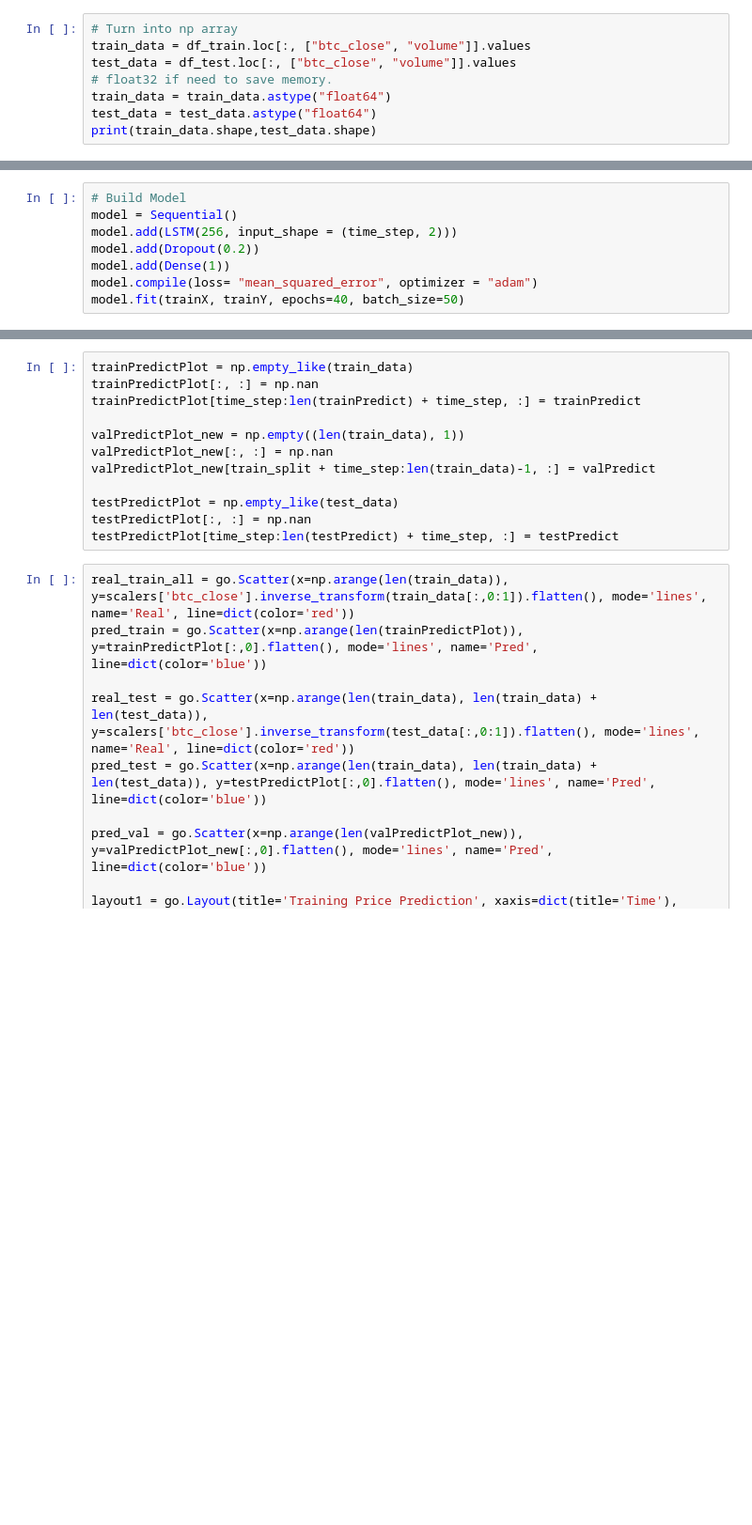
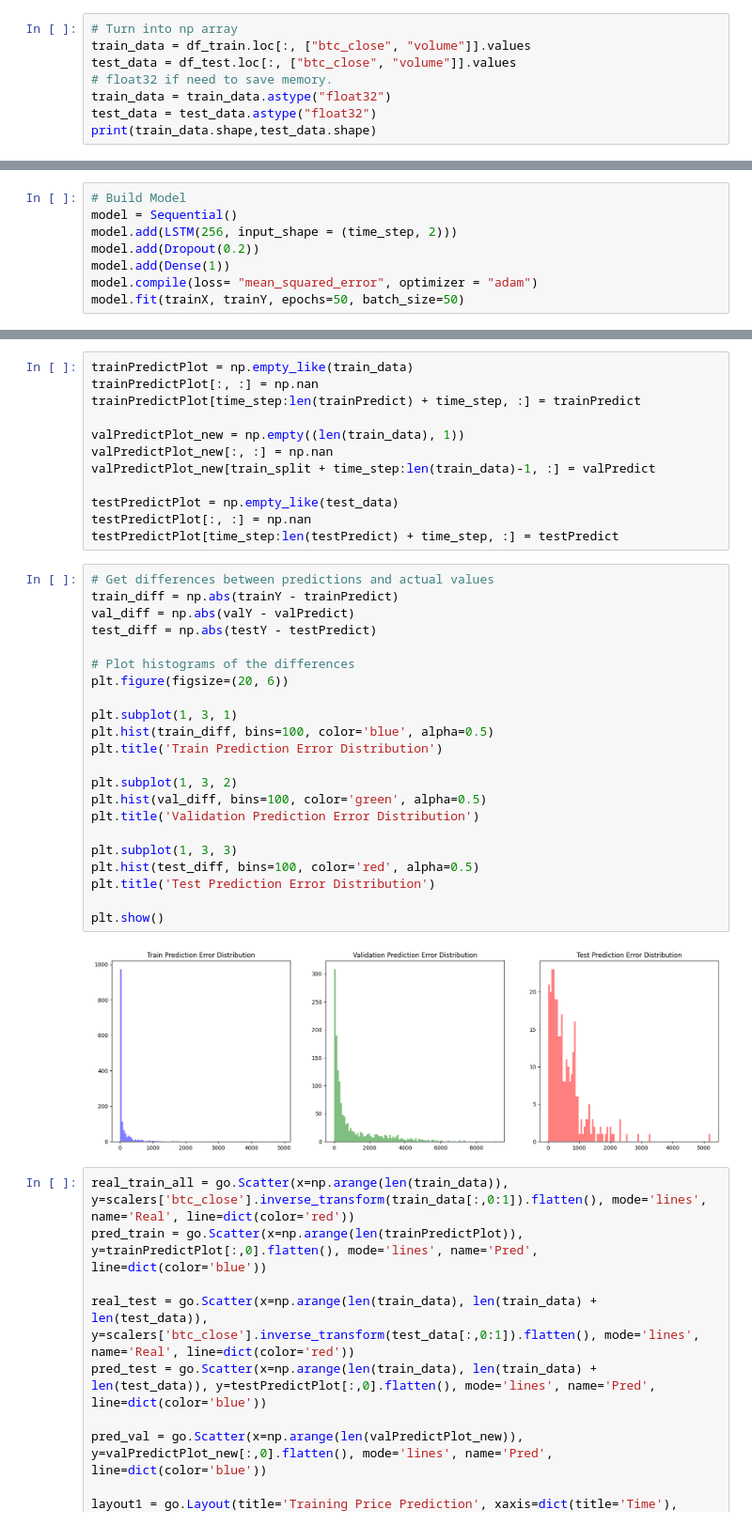
Before and after one commit to alexbabits/btc-directional-accuracy-model, a Jupyter notebook: 1LSTMAnalysis.ipynb, the cells around one changed output, grey strips where cells are left out. Shown at 94% size. Saved outputs shown, nothing was run; the diff lists cells and outputs as text; blank space fills up the shorter version.

```diff
--- a/1LSTMAnalysis.ipynb
+++ b/1LSTMAnalysis.ipynb
@@ -97,8 +98,8 @@ fig.show()
 train_data = df_train.loc[:, ["btc_close", "volume"]].values
 test_data = df_test.loc[:, ["btc_close", "volume"]].values
 # float32 if need to save memory.
-train_data = train_data.astype("float64")
-test_data = test_data.astype("float64")
+train_data = train_data.astype("float32")
+test_data = test_data.astype("float32")
 print(train_data.shape,test_data.shape)
 # %% [output]
 (2856, 2) (318, 2)
@@ -149,5 +150,5 @@ model.add(LSTM(256, input_shape = (time_step, 2)))
 model.add(Dropout(0.2))
 model.add(Dense(1))
 model.compile(loss= "mean_squared_error", optimizer = "adam")
-model.fit(trainX, trainY, epochs=40, batch_size=50)
+model.fit(trainX, trainY, epochs=50, batch_size=50)
 # %% [output]
@@ -229,6 +246,30 @@ valPredictPlot_new[train_split + time_step:len(train_data)-1, :] = valPredict
 testPredictPlot = np.empty_like(test_data)
 testPredictPlot[:, :] = np.nan
 testPredictPlot[time_step:len(testPredict) + time_step, :] = testPredict
+# %%
+# Get differences between predictions and actual values
+train_diff = np.abs(trainY - trainPredict)
+val_diff = np.abs(valY - valPredict)
+test_diff = np.abs(testY - testPredict)
+
+# Plot histograms of the differences
+plt.figure(figsize=(20, 6))
+
+plt.subplot(1, 3, 1)
+plt.hist(train_diff, bins=100, color='blue', alpha=0.5)
+plt.title('Train Prediction Error Distribution')
+
+plt.subplot(1, 3, 2)
+plt.hist(val_diff, bins=100, color='green', alpha=0.5)
+plt.title('Validation Prediction Error Distribution')
+
+plt.subplot(1, 3, 3)
+plt.hist(test_diff, bins=100, color='red', alpha=0.5)
+plt.title('Test Prediction Error Distribution')
+
+plt.show()
+# %% [output]
+[figure, added]
 # %%
 real_train_all = go.Scatter(x=np.arange(len(train_data)), y=scalers['btc_close'].inverse_transform(train_data[:,0:1]).flatten(), mode='lines', name='Real', line=dict(color='red'))
 pred_train = go.Scatter(x=np.arange(len(trainPredictPlot)), y=trainPredictPlot[:,0].flatten(), mode='lines', name='Pred', line=dict(color='blue'))
```
Also changed, not shown: parts of 7 cells of this notebook, 3 other files.
